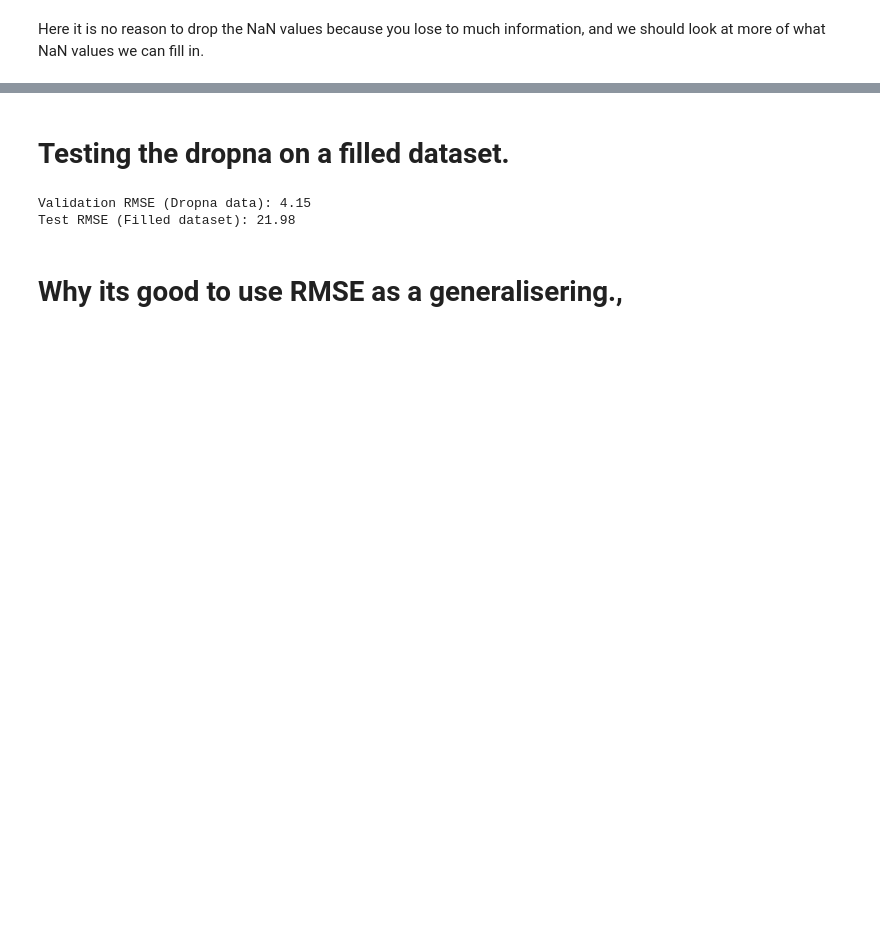
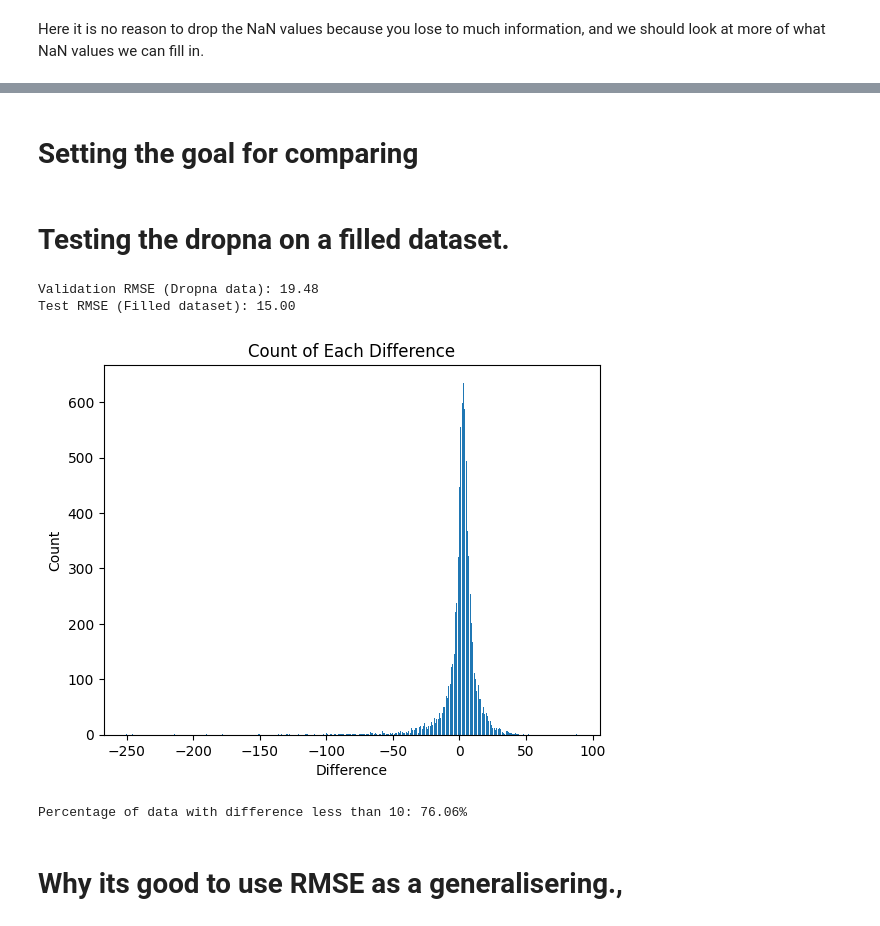
Before and after one commit to GeorgRis/INF161, a Jupyter notebook: Prosjekt/prosjekt.ipynb, the cells around one changed output, grey strips where cells are left out. Cells and saved outputs as stored; diff of their text form; code cells hidden in the pictures; blank space fills up the shorter version.

```diff
--- a/Prosjekt/prosjekt.ipynb
+++ b/Prosjekt/prosjekt.ipynb
@@ -346,28 +387,62 @@ fill_zero - Decision Tree Final Test RMSE: 20.61
+# %% [markdown]
+# Setting the goal for comparing
+# %%
+goal = combined_df['oppholdslengde']
 # %% [markdown]
 # Testing the dropna on a filled dataset.
 # %%
 # Split the dropna data (for training and validation)
-X_train_temp, X_test_dropna, y_train_temp, y_test_dropna = train_test_split(X_drop_nan, y_drop_nan, test_size=0.2, random_state=42)
+X_train_temp, X_test_dropna, y_train_temp, y_test_dropna = train_test_split(X_fill_zero, y_fill_zero, test_size=0.2, random_state=42)
 X_train, X_val, y_train, y_val = train_test_split(X_train_temp, y_train_temp, test_size=0.25, random_state=42)
 # Train the model on the dropna data
 model_rf.fit(X_train, y_train)
 # Evaluate on the validation set (from the dropna data)
 y_val_pred = model_rf.predict(X_val)
 rmse_val = mean_squared_error(y_val, y_val_pred, squared=False)
 print(f'Validation RMSE (Dropna data): {rmse_val:.2f}')
 
 # Now evaluate on a dataset where NaNs are filled (e.g., fill_median)
 # No train-test split needed for the test set, just using fill_median data
 X_test_filled = X_fill_median  # Testing on the filled dataset
 y_test_filled = y_fill_median
 
 # Predict on the filled dataset (without dropping NaNs)
 y_test_pred_filled = model_rf.predict(X_test_filled)
 rmse_test_filled = mean_squared_error(y_test_filled, y_test_pred_filled, squared=False)
 print(f'Test RMSE (Filled dataset): {rmse_test_filled:.2f}')
+X_test_filled['predicted_value'] = y_test_pred_filled
+# Now you can see the predicted values along with other columns
+diffs = (X_test_filled['predicted_value'])- goal
+# Create a dictionary to count the frequency of each difference
+diff_counts = {}
+for diff in diffs:
+    diff = round(diff)  # round to nearest integer
+    if diff in diff_counts:
+        diff_counts[diff] += 1
+    else:
+        diff_counts[diff] = 1
+
+# Create a bar plot
+plt.bar(diff_counts.keys(), diff_counts.values())
+plt.xlabel('Difference')
+plt.ylabel('Count')
+plt.title('Count of Each Difference')
+plt.show()
+# Calculate the total count of differences less than 10
+total_less_than_10 = sum(count for diff, count in diff_counts.items() if abs(diff) < 10)
+
+# Calculate the total count of all differences
+total_diffs = len(diffs)
+
+# Calculate the percentage
+percentage_less_than_10 = (total_less_than_10 / total_diffs) * 100
+
+print(f"Percentage of data with difference less than 10: {percentage_less_than_10:.2f}%")
 # %% [output]
-Validation RMSE (Dropna data): 4.15
-Test RMSE (Filled dataset): 21.98
+Validation RMSE (Dropna data): 19.48
+Test RMSE (Filled dataset): 15.00
+[figure, added]
+Percentage of data with difference less than 10: 76.06%
 # %% [markdown]
 # Why its good to use RMSE as a generalisering.,
 # %%
```
Also changed, not shown: parts of 6 cells of this notebook.
